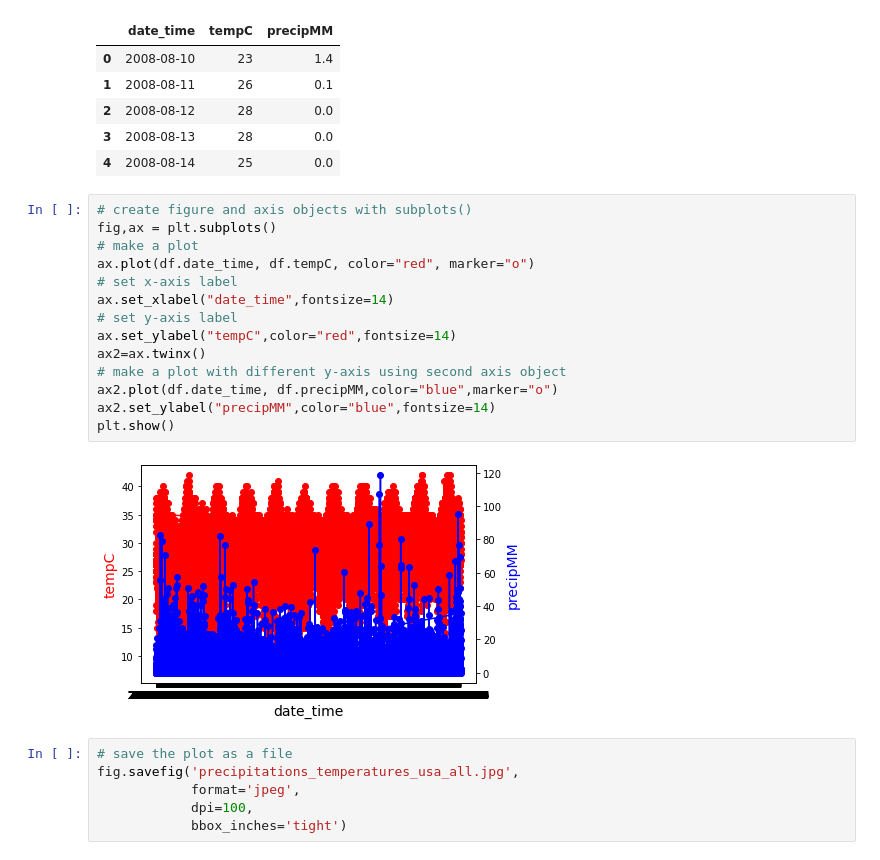
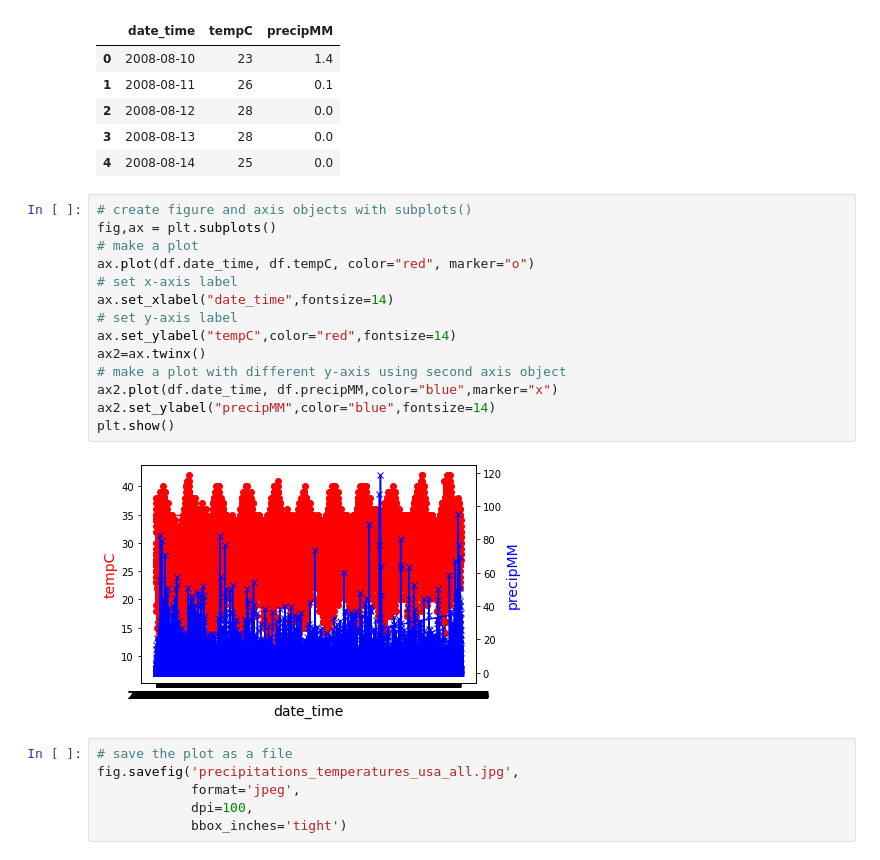
Before and after one commit to analyticsdatalab/climactic-food, a Jupyter notebook: jupyter_notebooks/Brazil_Weather_Data_Analysis.ipynb, the cells around one changed output. Saved outputs shown, nothing was run; the diff lists cells and outputs as text.

```diff
--- a/jupyter_notebooks/Brazil_Weather_Data_Analysis.ipynb
+++ b/jupyter_notebooks/Brazil_Weather_Data_Analysis.ipynb
@@ -91,19 +91,19 @@ df_temp.head()
 # %%
 # create figure and axis objects with subplots()
 fig,ax = plt.subplots()
 # make a plot
 ax.plot(df.date_time, df.tempC, color="red", marker="o")
 # set x-axis label
 ax.set_xlabel("date_time",fontsize=14)
 # set y-axis label
 ax.set_ylabel("tempC",color="red",fontsize=14)
 ax2=ax.twinx()
 # make a plot with different y-axis using second axis object
-ax2.plot(df.date_time, df.precipMM,color="blue",marker="o")
+ax2.plot(df.date_time, df.precipMM,color="blue",marker="x")
 ax2.set_ylabel("precipMM",color="blue",fontsize=14)
 plt.show()
 # %% [output]
-[figure, old version]
+[figure, new version]
 # %%
 # save the plot as a file
 fig.savefig('precipitations_temperatures_usa_all.jpg',
```
Also changed, not shown: parts of 2 cells of this notebook, 3 other files.
